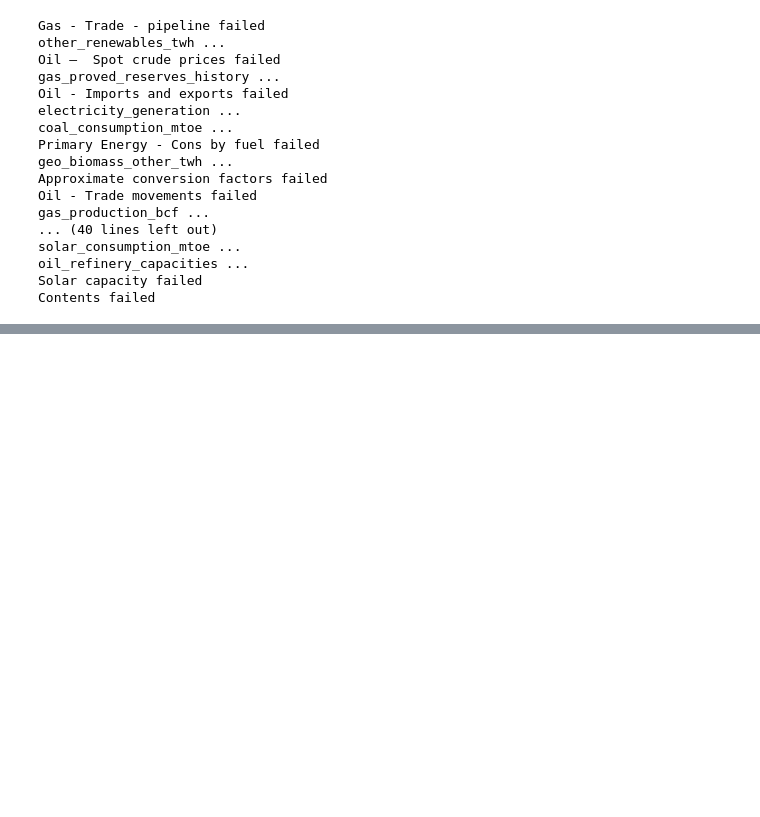
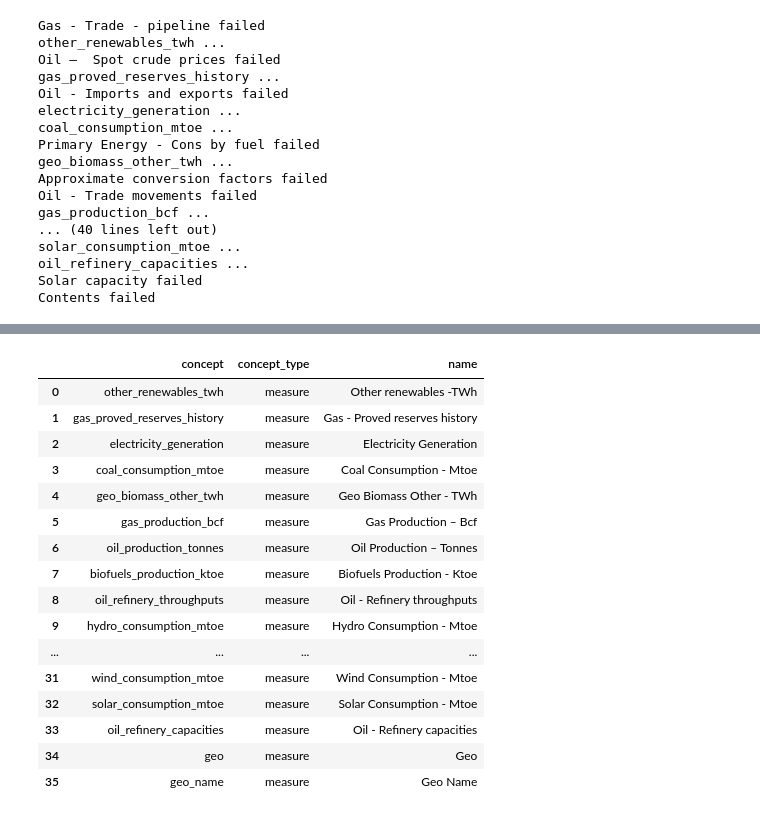
Before and after one commit to open-numbers/ddf--bp--energy, a Jupyter notebook: etl/bp--energy.ipynb, the cells around one changed output, grey strips where cells are left out. Drawn from its saved outputs; the diff is of its cells as text; code cells hidden in the pictures; blank space fills up the shorter version.

Commit message:
concepts and index

```diff
--- a/etl/bp--energy.ipynb
+++ b/etl/bp--energy.ipynb
@@ -180,0 +230,30 @@ Contents failed
+# %%
+c2.append('Geo')
+c2.append('Geo Name')
+# %%
+concepts = pd.DataFrame([], columns=['concept', 'concept_type', 'name'])
+# %%
+concepts['concept'] = c1
+concepts['name'] = c2
+# %%
+concepts['concept_type'] = 'measure'
+# %%
+concepts
+# %% [output]
+|  | concept | concept_type | name |
+| 0 | other_renewables_twh | measure | Other renewables -TWh |
+| 1 | gas_proved_reserves_history | measure | Gas - Proved reserves history |
+| 2 | electricity_generation | measure | Electricity Generation |
+| 3 | coal_consumption_mtoe | measure | Coal Consumption - Mtoe |
+| 4 | geo_biomass_other_twh | measure | Geo Biomass Other - TWh |
+| 5 | gas_production_bcf | measure | Gas Production – Bcf |
+| 6 | oil_production_tonnes | measure | Oil Production – Tonnes |
+| 7 | biofuels_production_ktoe | measure | Biofuels Production - Ktoe |
+| 8 | oil_refinery_throughputs | measure | Oil - Refinery throughputs |
+| 9 | hydro_consumption_mtoe | measure | Hydro Consumption - Mtoe |
+| ... | ... | ... | ... |
+| 31 | wind_consumption_mtoe | measure | Wind Consumption - Mtoe |
+| 32 | solar_consumption_mtoe | measure | Solar Consumption - Mtoe |
+| 33 | oil_refinery_capacities | measure | Oil - Refinery capacities |
+| 34 | geo | measure | Geo |
+| 35 | geo_name | measure | Geo Name |
```
Also changed, not shown: parts of 14 cells of this notebook, 36 other files.
